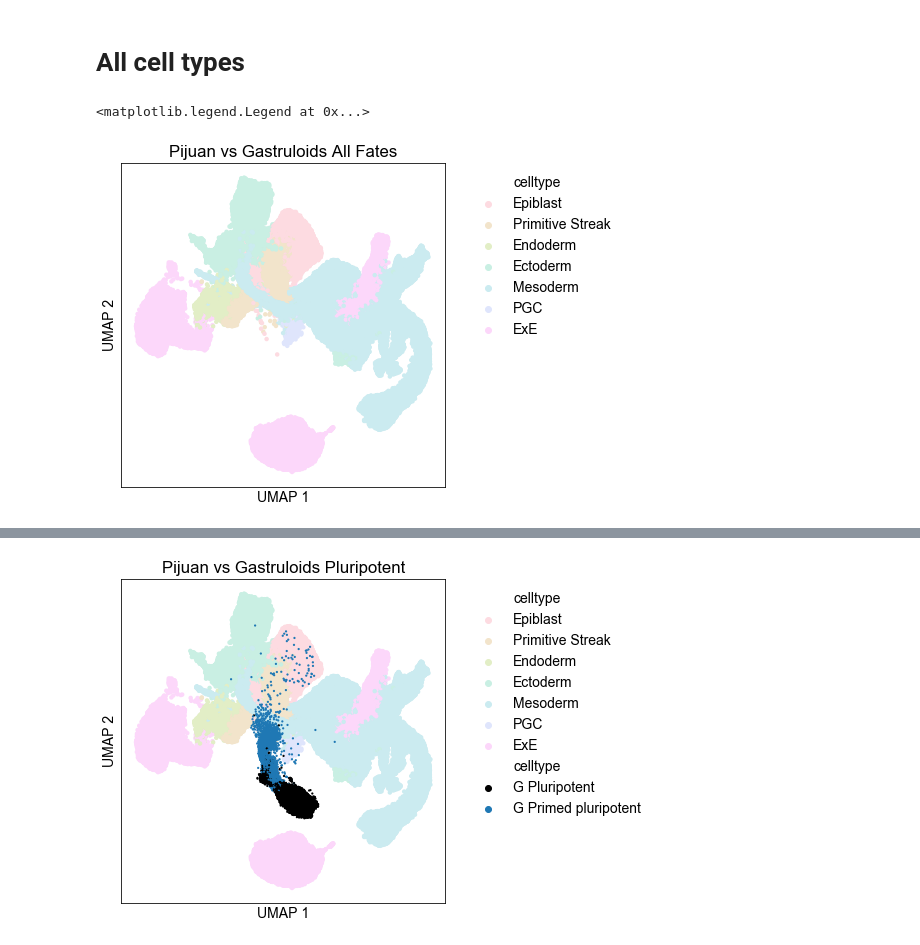
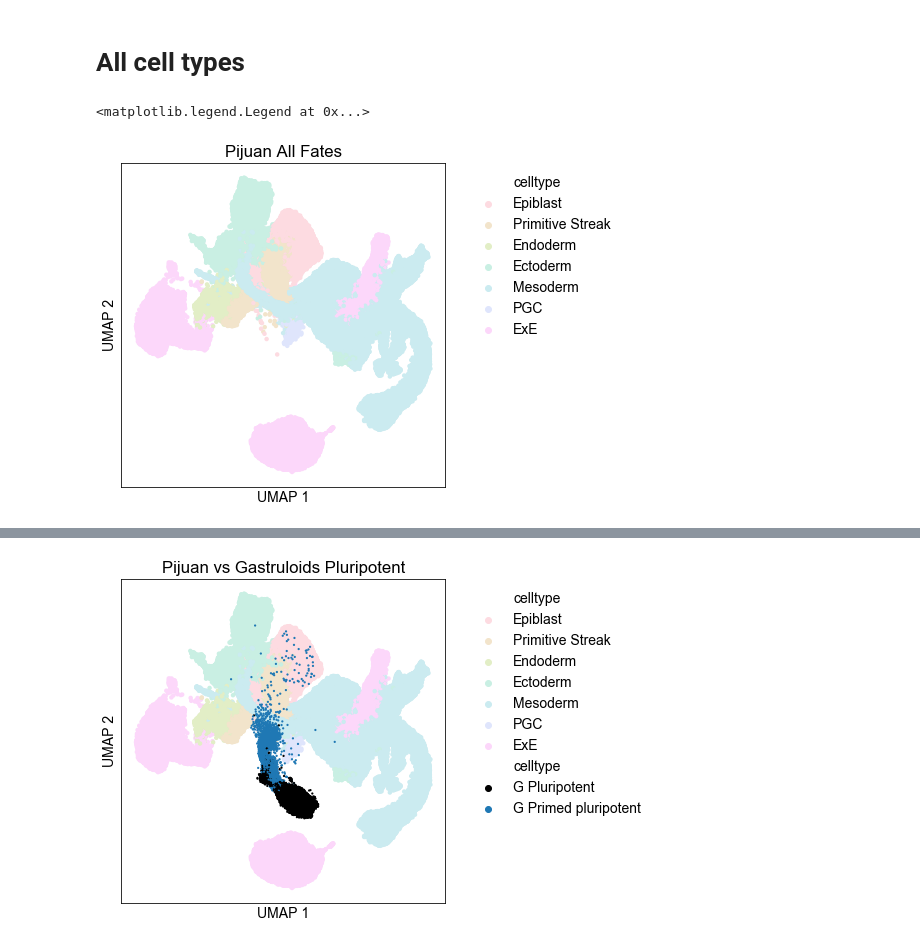
Before and after one commit to grinic/scRNAseq_gastruloids2020, a Jupyter notebook: integration/pijuan_anlas/plot_integration.ipynb, the cells around one changed output, grey strips where cells are left out. Cells and saved outputs as stored; diff of their text form; code cells hidden in the pictures.

```diff
--- a/integration/pijuan_anlas/plot_integration.ipynb
+++ b/integration/pijuan_anlas/plot_integration.ipynb
@@ -160,33 +322,33 @@ cp = [lighten_color(i,0.25) for i in cp]
 # %%
 df2 = df[df.dataset=='anlas']
 
 fig, ax = plt.subplots(figsize=(10,6))
 fig.subplots_adjust(left=0.15, right=0.6, top=0.9, bottom=0.15)
 
 sns.scatterplot(data=df1, x='V1', y='V2',
                 s=20,
                 hue='celltype',
                 hue_order=['Epiblast','Primitive Streak','Endoderm','Ectoderm','Mesoderm','PGC','ExE'],
                 palette = cp,
                 linewidth=0, alpha=1.,
                 edgecolors='none',
                 ax=ax,
                 rasterized=True
                )
 ax.set_xlabel('UMAP 1')
 ax.set_ylabel('UMAP 2')
 
 ax.set_xticks([])
 ax.set_yticks([])
 
-ax.set_title('Pijuan vs Gastruloids All Fates')
+ax.set_title('Pijuan All Fates')
 
 plt.legend(frameon=False,bbox_to_anchor=(1.05, 1))
 
 #fig.savefig(os.path.join(folder,'pijuanFate_vs_gastrFateAll.pdf'), dpi=600)
 # %% [output]
 <matplotlib.legend.Legend at 0x...>
-[figure, old version]
+[figure, new version]
 # %%
 df2 = df[df.dataset=='anlas']
 
```
Also changed, not shown: parts of 10 cells of this notebook, 4 other files.
